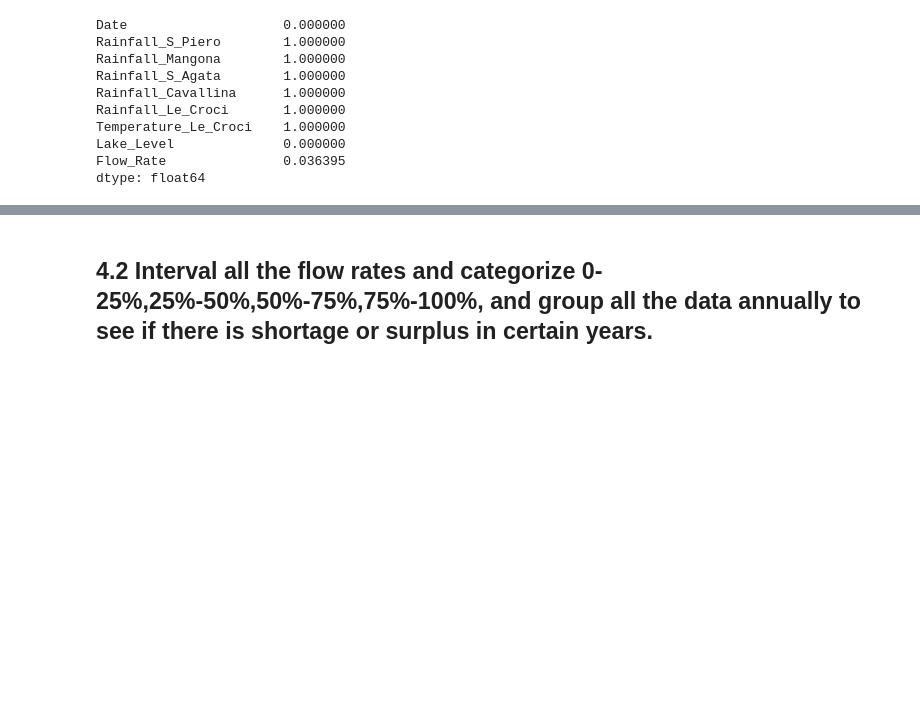
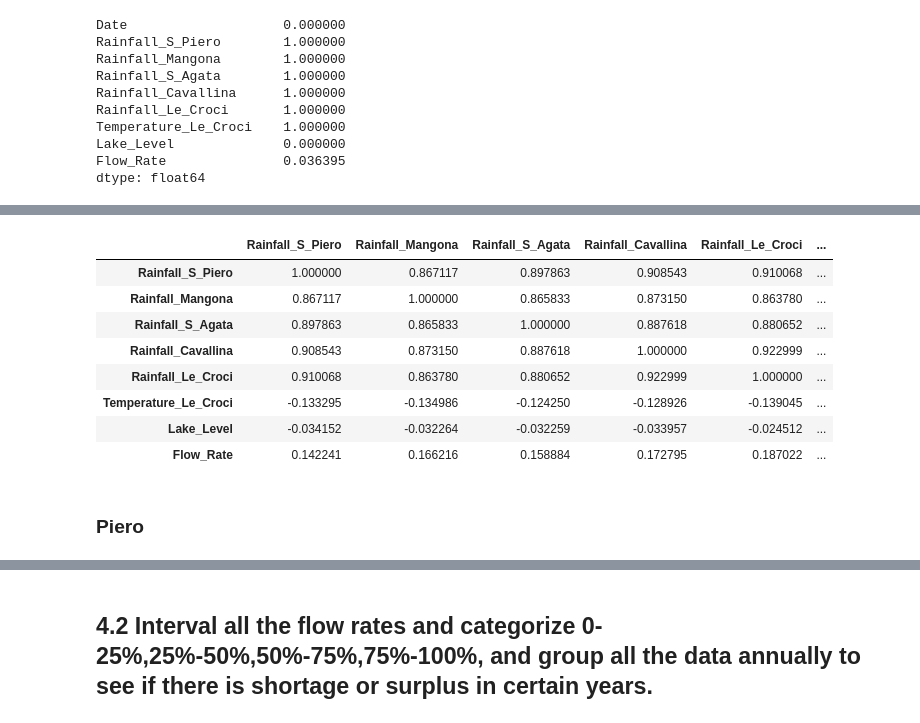
Before and after one commit to benuh/MATH189A_FINAL, a Jupyter notebook: FinalReport.ipynb, the cells around one changed output, grey strips where cells are left out. Cells and saved outputs as stored; diff of their text form; code cells hidden in the pictures; blank space fills up the shorter version.

```diff
--- a/FinalReport.ipynb
+++ b/FinalReport.ipynb
@@ -44,0 +99,14 @@ Lake_Bilancino_Cut['Year'] = Lake_Bilancino_Cut.Date.apply(lambda x: x[6:10])
+# %%
+bilancino.corr()
+# %% [output]
+|  | Rainfall_S_Piero | Rainfall_Mangona | Rainfall_S_Agata | Rainfall_Cavallina | Rainfall_Le_Croci | ... |
+| Rainfall_S_Piero | 1.000000 | 0.867117 | 0.897863 | 0.908543 | 0.910068 | ... |
+| Rainfall_Mangona | 0.867117 | 1.000000 | 0.865833 | 0.873150 | 0.863780 | ... |
+| Rainfall_S_Agata | 0.897863 | 0.865833 | 1.000000 | 0.887618 | 0.880652 | ... |
+| Rainfall_Cavallina | 0.908543 | 0.873150 | 0.887618 | 1.000000 | 0.922999 | ... |
+| Rainfall_Le_Croci | 0.910068 | 0.863780 | 0.880652 | 0.922999 | 1.000000 | ... |
+| Temperature_Le_Croci | -0.133295 | -0.134986 | -0.124250 | -0.128926 | -0.139045 | ... |
+| Lake_Level | -0.034152 | -0.032264 | -0.032259 | -0.033957 | -0.024512 | ... |
+| Flow_Rate | 0.142241 | 0.166216 | 0.158884 | 0.172795 | 0.187022 | ... |
+# %% [markdown]
+### Piero
```
Also changed, not shown: parts of 22 cells of this notebook, 1 other file.
